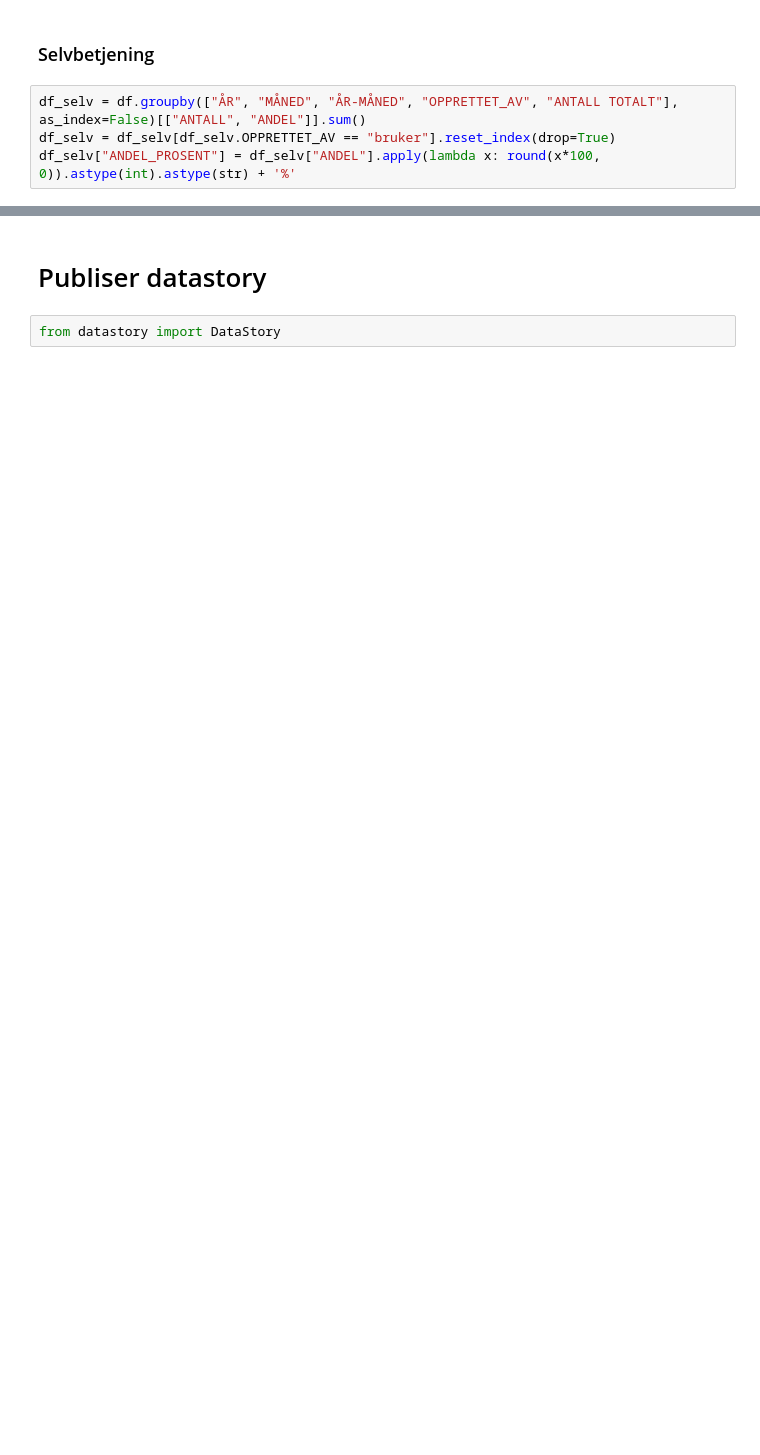
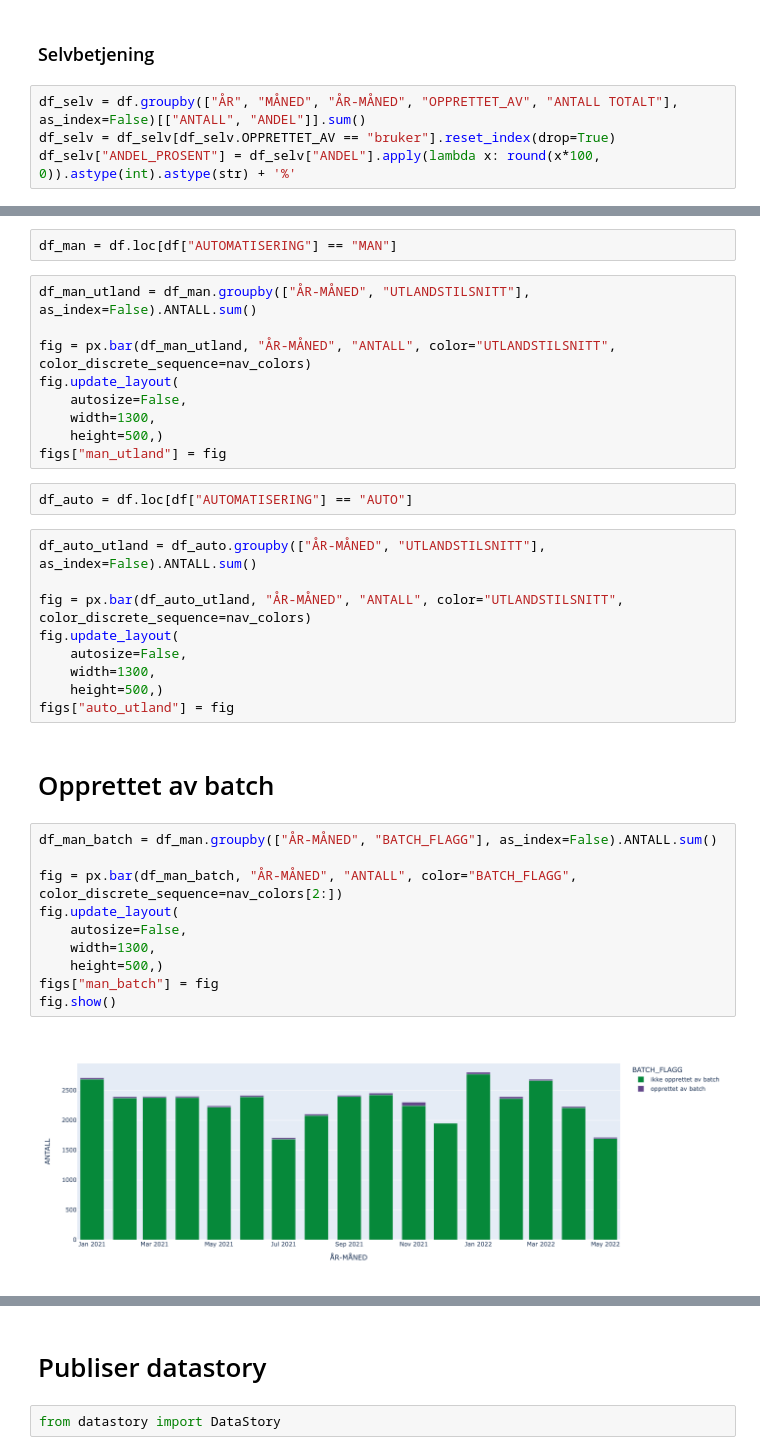
Before and after one commit to navikt/pensjon-data-analyse, a Jupyter notebook: notebooks/auto_new.ipynb, the cells around one changed output, grey strips where cells are left out. Cells and saved outputs as stored; diff of their text form; blank space fills up the shorter version.

Commit message:
New and better sql. More plots for datastory.

```diff
--- a/notebooks/auto_new.ipynb
+++ b/notebooks/auto_new.ipynb
@@ -130,0 +209,36 @@ figs.append(fig)
+# %%
+df_man = df.loc[df["AUTOMATISERING"] == "MAN"]
+# %%
+df_man_utland = df_man.groupby(["ÅR-MÅNED", "UTLANDSTILSNITT"], as_index=False).ANTALL.sum()
+
+fig = px.bar(df_man_utland, "ÅR-MÅNED", "ANTALL", color="UTLANDSTILSNITT", color_discrete_sequence=nav_colors)
+fig.update_layout(
+    autosize=False,
+    width=1300,
+    height=500,)
+figs["man_utland"] = fig
+# %%
+df_auto = df.loc[df["AUTOMATISERING"] == "AUTO"]
+# %%
+df_auto_utland = df_auto.groupby(["ÅR-MÅNED", "UTLANDSTILSNITT"], as_index=False).ANTALL.sum()
+
+fig = px.bar(df_auto_utland, "ÅR-MÅNED", "ANTALL", color="UTLANDSTILSNITT", color_discrete_sequence=nav_colors)
+fig.update_layout(
+    autosize=False,
+    width=1300,
+    height=500,)
+figs["auto_utland"] = fig
+# %% [markdown]
+# Opprettet av batch
+# %%
+df_man_batch = df_man.groupby(["ÅR-MÅNED", "BATCH_FLAGG"], as_index=False).ANTALL.sum()
+
+fig = px.bar(df_man_batch, "ÅR-MÅNED", "ANTALL", color="BATCH_FLAGG", color_discrete_sequence=nav_colors[2:])
+fig.update_layout(
+    autosize=False,
+    width=1300,
+    height=500,)
+figs["man_batch"] = fig
+fig.show()
+# %% [output]
+[figure, added]
```
Also changed, not shown: parts of 21 cells of this notebook, 1 other file.
